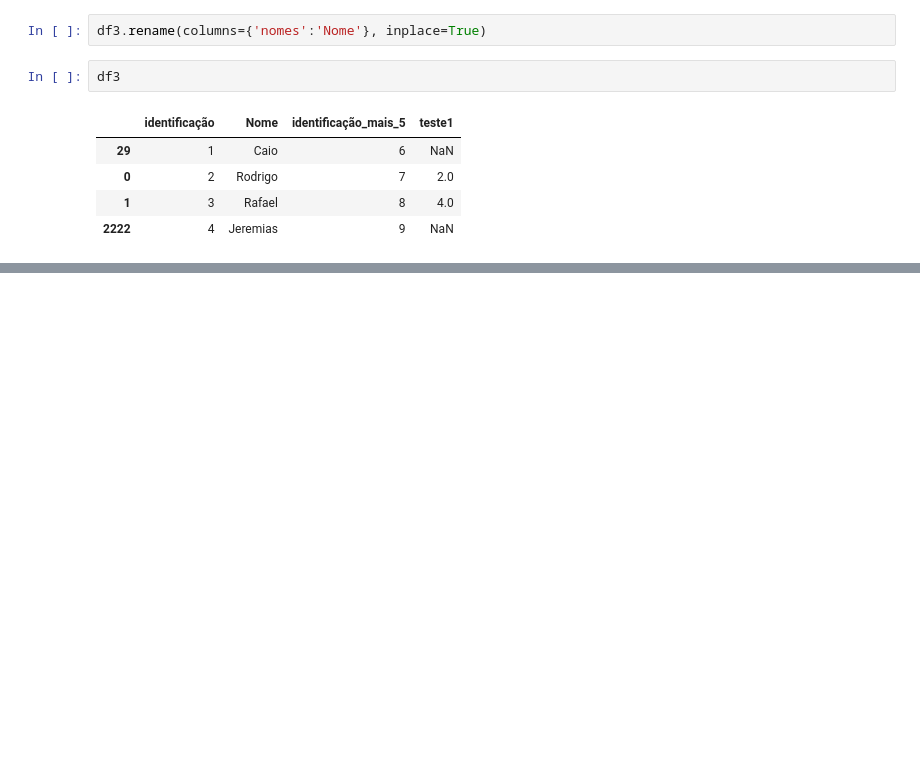
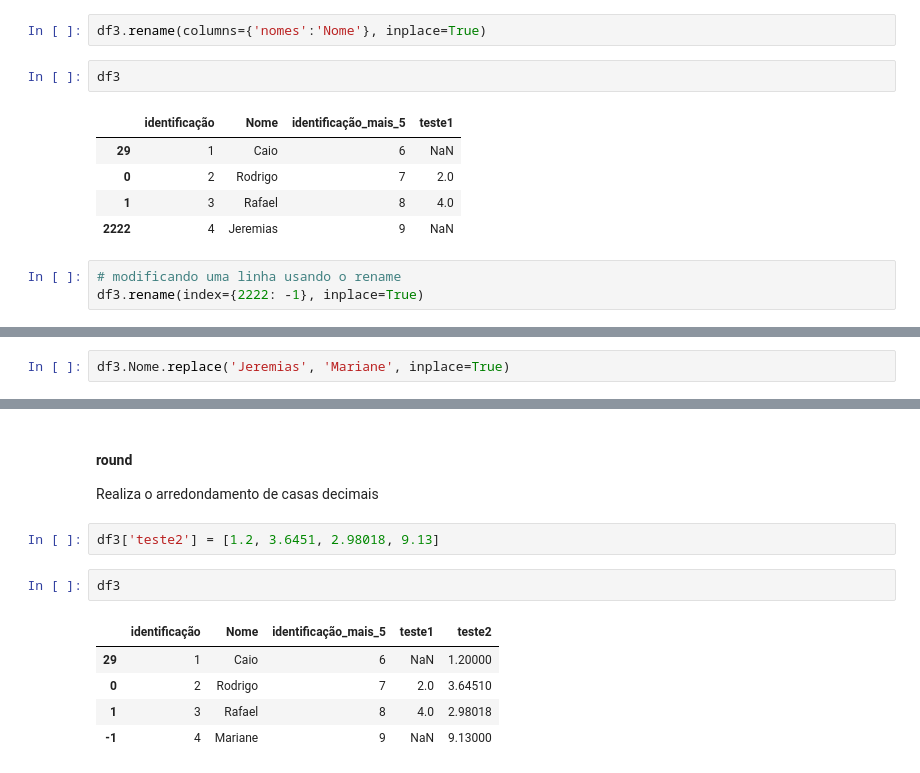
Before and after one commit to gustavoaamorim/curso-manipulacao-dados-python, a Jupyter notebook: python-basico-para-dados/dataframes.ipynb, the cells around one changed output, grey strips where cells are left out. Cells and saved outputs as stored; diff of their text form; blank space fills up the shorter version.

Commit message:
update arquivo dataframes

```diff
--- a/python-basico-para-dados/dataframes.ipynb
+++ b/python-basico-para-dados/dataframes.ipynb
@@ -841,3 +843,6 @@ df3
 | 0 | 2 | Rodrigo | 7 | 2.0 |
 | 1 | 3 | Rafael | 8 | 4.0 |
 | 2222 | 4 | Jeremias | 9 | NaN |
+# %%
+# modificando uma linha usando o rename
+df3.rename(index={2222: -1}, inplace=True)
@@ -843,0 +868,2 @@ df3
+# %%
+df3.Nome.replace('Jeremias', 'Mariane', inplace=True)
@@ -843,0 +878,13 @@ df3
+# %% [markdown]
+#### round
+Realiza o arredondamento de casas decimais
+# %%
+df3['teste2'] = [1.2, 3.6451, 2.98018, 9.13]
+# %%
+df3
+# %% [output]
+|  | identificação | Nome | identificação_mais_5 | teste1 | teste2 |
+| 29 | 1 | Caio | 6 | NaN | 1.20000 |
+| 0 | 2 | Rodrigo | 7 | 2.0 | 3.64510 |
+| 1 | 3 | Rafael | 8 | 4.0 | 2.98018 |
+| -1 | 4 | Mariane | 9 | NaN | 9.13000 |
```
Also changed, not shown: parts of 13 cells of this notebook.
